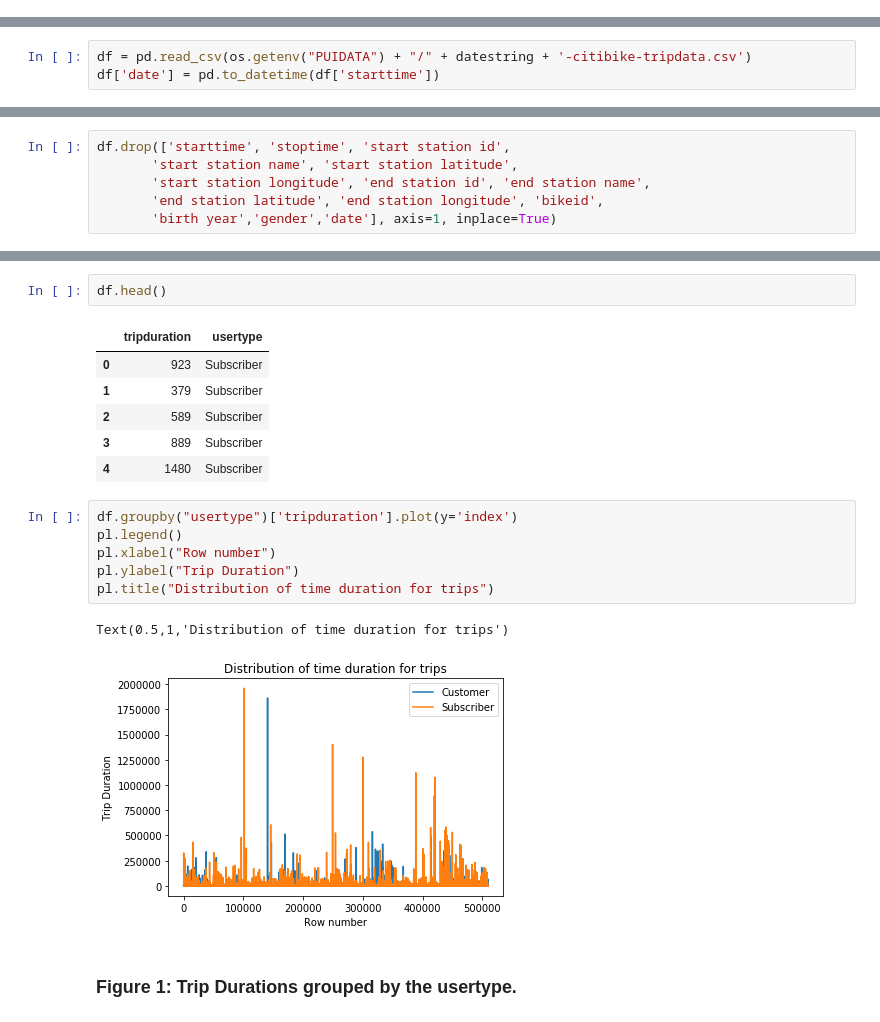
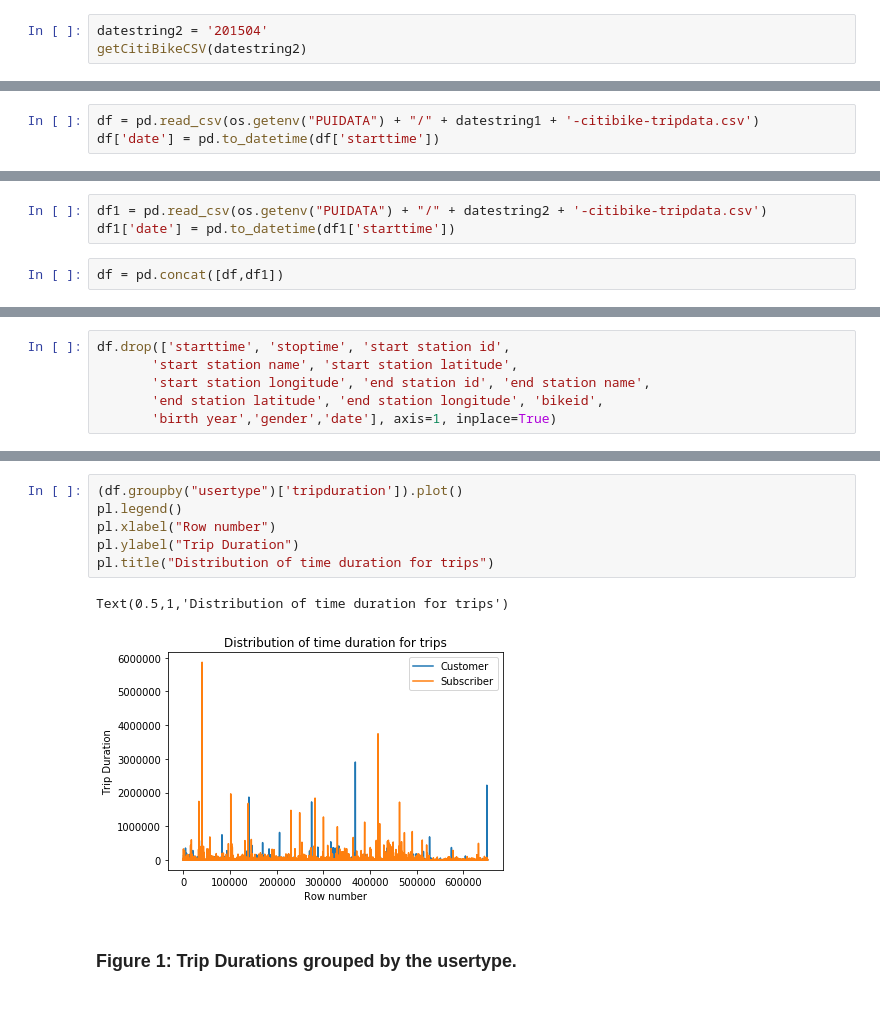
Before and after one commit to SohamMody/PUI2018_srm699, a Jupyter notebook: HW4_srm699/HW4_Assignment2.ipynb, the cells around one changed output, grey strips where cells are left out. Drawn from its saved outputs; the diff is of its cells as text.

```diff
--- a/HW4_srm699/HW4_Assignment2.ipynb
+++ b/HW4_srm699/HW4_Assignment2.ipynb
@@ -54,3 +56,6 @@ getCitiBikeCSV(datestring)
 # %% [output]
 Downloading 201601
 file in place, you can continue
+# %%
+datestring2 = '201504'
+getCitiBikeCSV(datestring2)
@@ -57,3 +65,3 @@ file in place, you can continue
 # %%
-df = pd.read_csv(os.getenv("PUIDATA") + "/" + datestring + '-citibike-tripdata.csv')
+df = pd.read_csv(os.getenv("PUIDATA") + "/" + datestring1 + '-citibike-tripdata.csv')
 df['date'] = pd.to_datetime(df['starttime'])
@@ -60 +77,6 @@ df['date'] = pd.to_datetime(df['starttime'])
+# %%
+df1 = pd.read_csv(os.getenv("PUIDATA") + "/" + datestring2 + '-citibike-tripdata.csv')
+df1['date'] = pd.to_datetime(df1['starttime'])
+# %%
+df = pd.concat([df,df1])
 # %%
@@ -124,21 +128,12 @@ dtype: float64
-# %%
-df.head()
-# %% [output]
-|  | tripduration | usertype |
-| 0 | 923 | Subscriber |
-| 1 | 379 | Subscriber |
-| 2 | 589 | Subscriber |
-| 3 | 889 | Subscriber |
-| 4 | 1480 | Subscriber |
 # %%
-df.groupby("usertype")['tripduration'].plot(y='index')
+(df.groupby("usertype")['tripduration']).plot()
 pl.legend()
 pl.xlabel("Row number")
 pl.ylabel("Trip Duration")
 pl.title("Distribution of time duration for trips")
 # %% [output]
 Text(0.5,1,'Distribution of time duration for trips')
-[figure, old version]
+[figure, new version]
 # %% [markdown]
 ### Figure 1: Trip Durations grouped by the usertype.
 # %%
```
Also changed, not shown: parts of 12 cells of this notebook.
